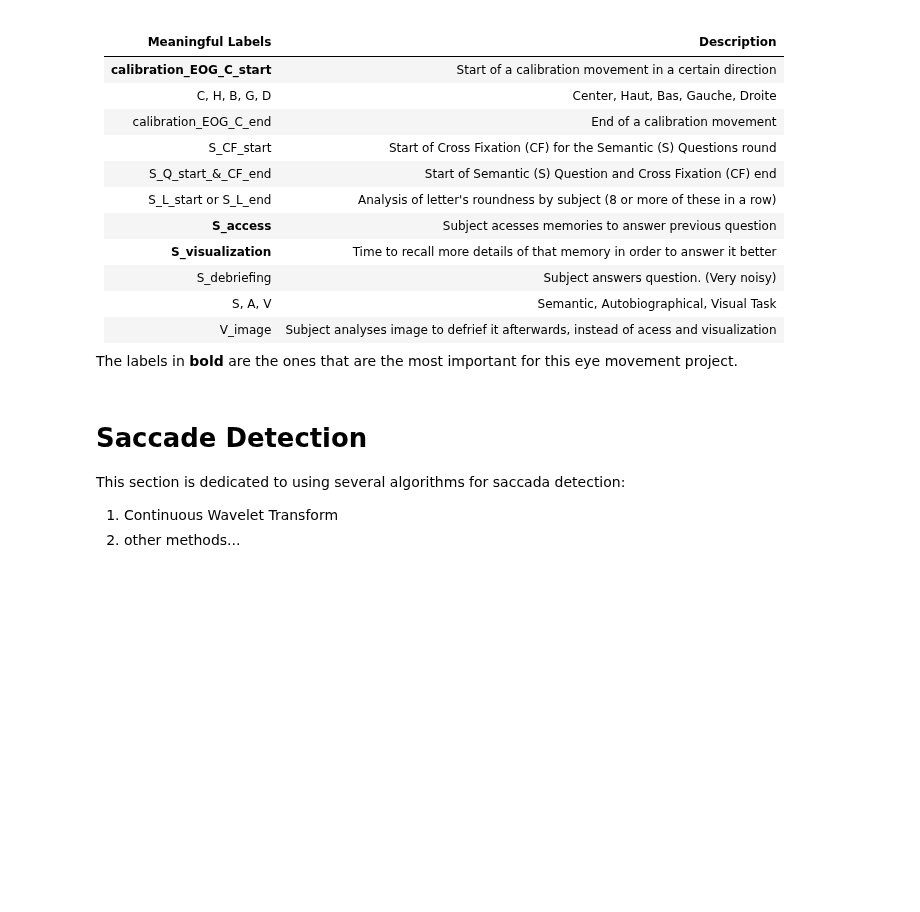
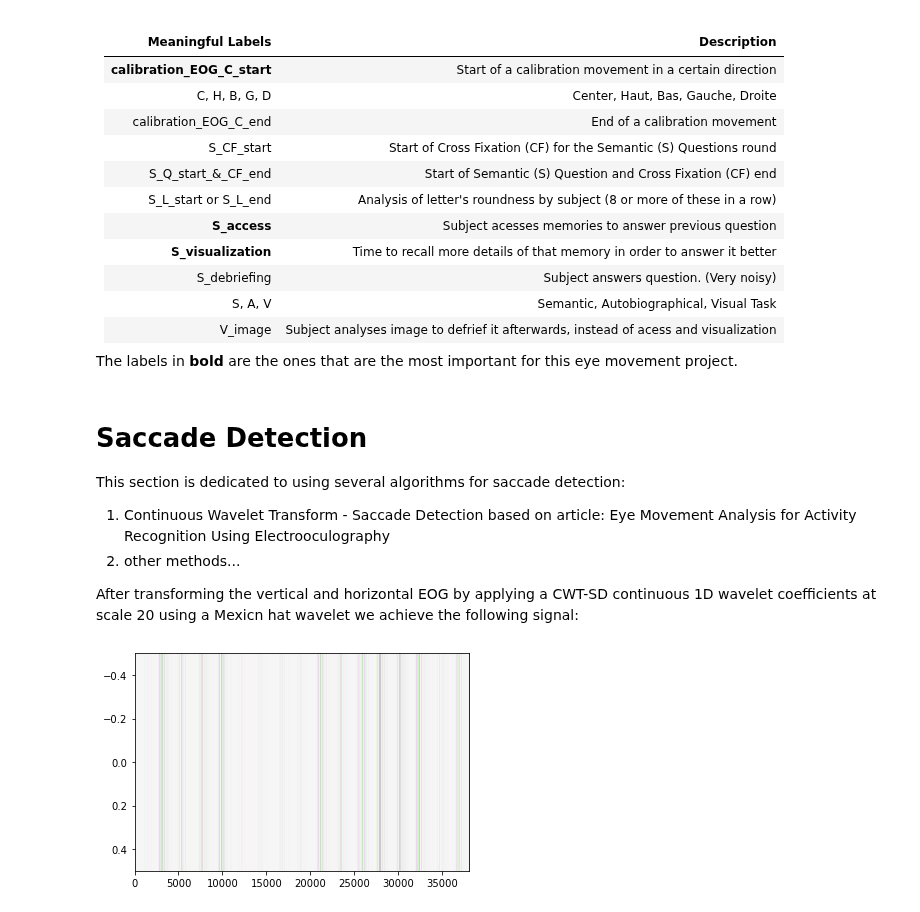
Before and after one commit to RicardoCQB/enac-eog-analysis, a Jupyter notebook: src/readEOG.ipynb, the cells around one changed output. Cells and saved outputs as stored; diff of their text form; code cells hidden in the pictures; blank space fills up the shorter version.

Commit message:
experimenting with pywt library

```diff
--- a/src/readEOG.ipynb
+++ b/src/readEOG.ipynb
@@ -123,6 +124,16 @@ The labels in **bold** are the ones that are the most important for this eye mov
 # %% [markdown]
 # Saccade Detection
 
-This section is dedicated to using several algorithms for saccada detection:
-1. Continuous Wavelet Transform
+This section is dedicated to using several algorithms for saccade detection:
+1. Continuous Wavelet Transform - Saccade Detection based on article: Eye Movement Analysis for Activity Recognition Using Electrooculography
 2. other methods...
+
+After transforming the vertical and horizontal EOG by applying a CWT-SD  continuous 1D wavelet coefficients at scale 20 using a Mexicn hat wavelet we achieve the following signal:
+# %%
+coefVert, freqsVert = pywt.cwt(verticalEOG[calibrationStart:calibrationEnd], 20, 'mexh')
+coefHori, freqsHori = pywt.cwt(horizontalEOG[calibrationStart:calibrationEnd], 20, 'mexh')
+# %%
+plt.imshow(coefVert, cmap='PRGn', aspect='auto', vmax=abs(coefVert).max(), vmin=-abs(coefVert).max())
+plt.show()
+# %% [output]
+[figure, added]
```
Also changed, not shown: parts of 3 cells of this notebook.
